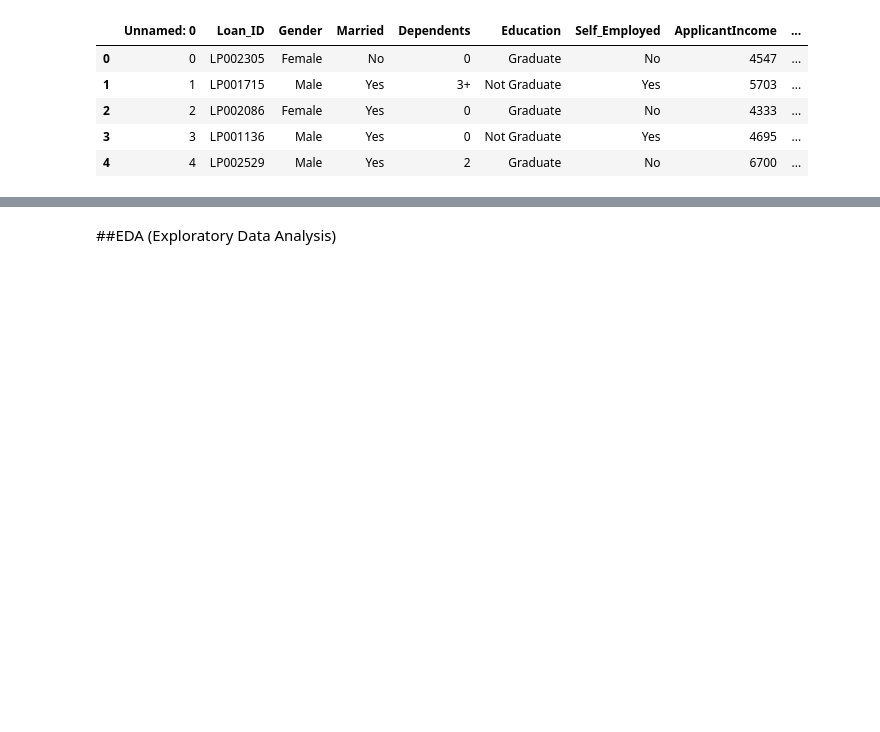
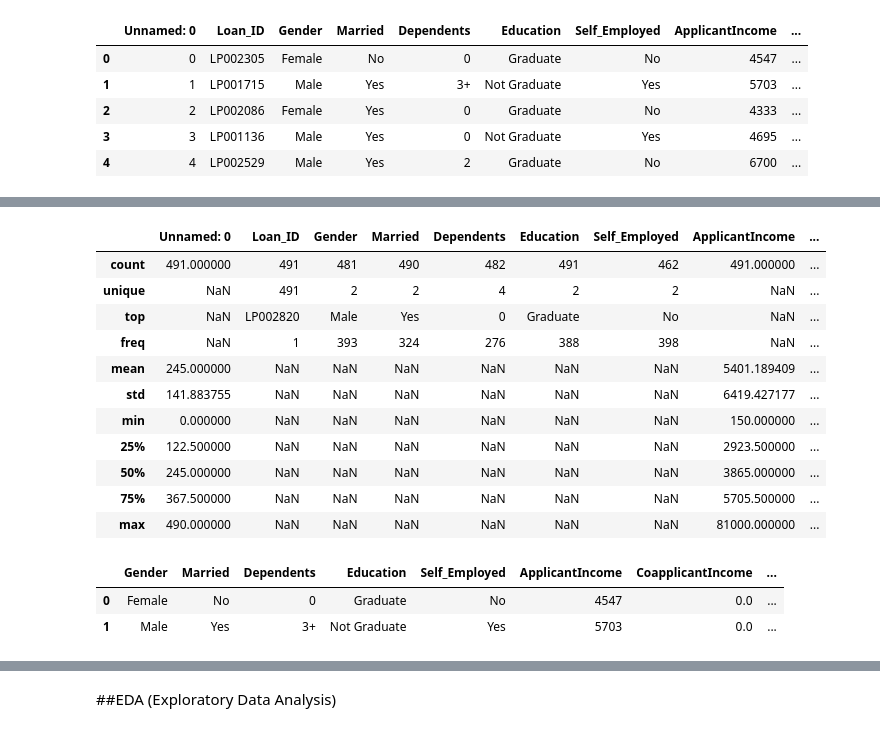
Before and after one commit to sabill/dphi-boothcamp-ml, a Jupyter notebook: Assignment_3_Advanced_Loan_or_No_Loan.ipynb, the cells around one changed output, grey strips where cells are left out. Cells and saved outputs as stored; diff of their text form; code cells hidden in the pictures; blank space fills up the shorter version.

```diff
--- a/Assignment_3_Advanced_Loan_or_No_Loan.ipynb
+++ b/Assignment_3_Advanced_Loan_or_No_Loan.ipynb
@@ -21,0 +48,21 @@ loan_data.head()
+# %%
+loan_data.describe(include='all')
+# %% [output]
+|  | Unnamed: 0 | Loan_ID | Gender | Married | Dependents | Education | Self_Employed | ApplicantIncome | ... |
+| count | 491.000000 | 491 | 481 | 490 | 482 | 491 | 462 | 491.000000 | ... |
+| unique | NaN | 491 | 2 | 2 | 4 | 2 | 2 | NaN | ... |
+| top | NaN | LP002820 | Male | Yes | 0 | Graduate | No | NaN | ... |
+| freq | NaN | 1 | 393 | 324 | 276 | 388 | 398 | NaN | ... |
+| mean | 245.000000 | NaN | NaN | NaN | NaN | NaN | NaN | 5401.189409 | ... |
+| std | 141.883755 | NaN | NaN | NaN | NaN | NaN | NaN | 6419.427177 | ... |
+| min | 0.000000 | NaN | NaN | NaN | NaN | NaN | NaN | 150.000000 | ... |
+| 25% | 122.500000 | NaN | NaN | NaN | NaN | NaN | NaN | 2923.500000 | ... |
+| 50% | 245.000000 | NaN | NaN | NaN | NaN | NaN | NaN | 3865.000000 | ... |
+| 75% | 367.500000 | NaN | NaN | NaN | NaN | NaN | NaN | 5705.500000 | ... |
+| max | 490.000000 | NaN | NaN | NaN | NaN | NaN | NaN | 81000.000000 | ... |
+# %%
+loan_data.drop(columns=['Unnamed: 0',	'Loan_ID'], inplace=True)
+# %% [output]
+|  | Gender | Married | Dependents | Education | Self_Employed | ApplicantIncome | CoapplicantIncome | ... |
+| 0 | Female | No | 0 | Graduate | No | 4547 | 0.0 | ... |
+| 1 | Male | Yes | 3+ | Not Graduate | Yes | 5703 | 0.0 | ... |
```
Also changed, not shown: parts of 16 cells of this notebook.
